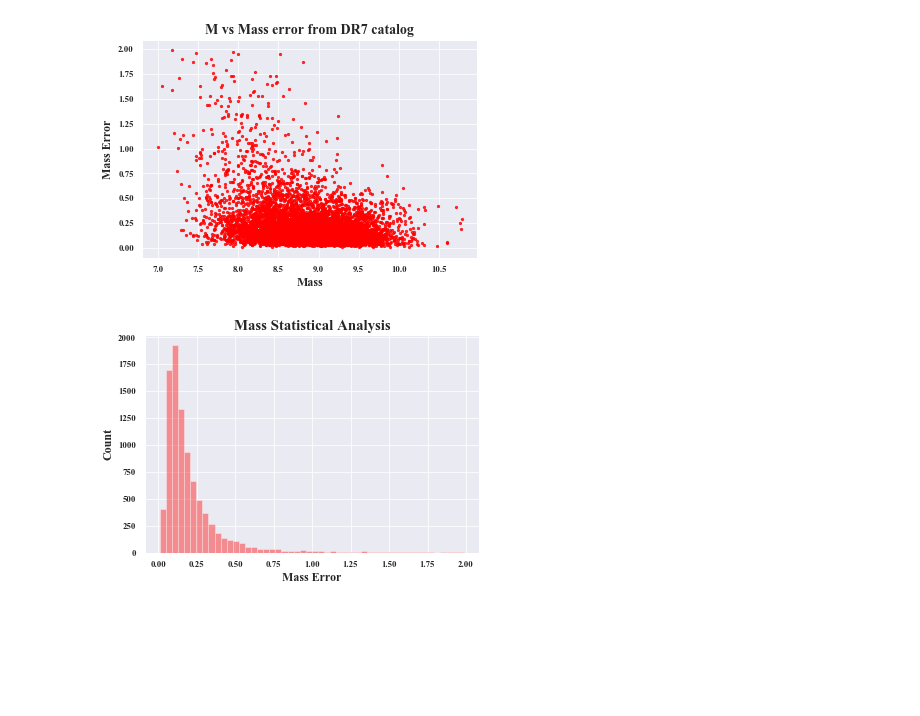
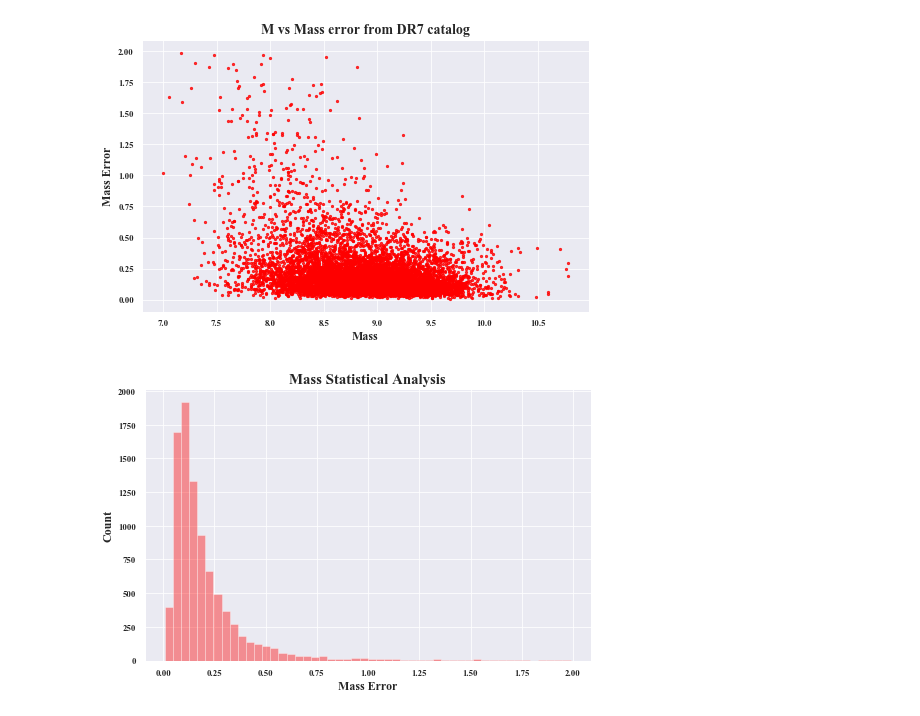
Before and after one commit to devanshipratap/DeepLearningAGN, a Jupyter notebook: src/notebooks/plot_mass_and_error.ipynb, the cells around one changed output. Drawn from its saved outputs; the diff is of its cells as text; code cells hidden in the pictures; blank space fills up the shorter version.

Commit message:
fixing plot size

```diff
--- a/src/notebooks/plot_mass_and_error.ipynb
+++ b/src/notebooks/plot_mass_and_error.ipynb
@@ -11,18 +11,20 @@ MASS_DF = pd.read_csv('../../data/clean_full_data.csv')
 MASS_DF = MASS_DF[(MASS_DF.M != 0)]
 # %%
 # Plot mass vs. Mass error
+plt.figure(figsize=(8, 5))
 sns.set(font='Times New Roman')
 sns.set_context('paper')
 sns.regplot(x=MASS_DF['M'], y=MASS_DF['ERR'], scatter=True, marker='o', fit_reg=False,
             color='red', scatter_kws={'s': 5})
 plt.xlabel('Mass',  fontsize=12)
 plt.ylabel('Mass Error',  fontsize=12)
 plt.title('M vs Mass error from DR7 catalog',  fontsize=14)
 plt.show()
 # %% [output]
-[figure, old version]
+[figure, new version]
 # %%
 # Plot mass error vs count
+plt.figure(figsize=(8, 5))
 sns.set(font='Times New Roman')
 sns.set_context('paper')
 sns.distplot(MASS_DF['ERR'], kde=False, color='red')
@@ -31,4 +33,4 @@ plt.xlabel('Mass Error',  fontsize=12)
 plt.ylabel('Count',  fontsize=12)
 plt.show()
 # %% [output]
-[figure, old version]
+[figure, new version]
```
Also changed, not shown: 3 other files.
